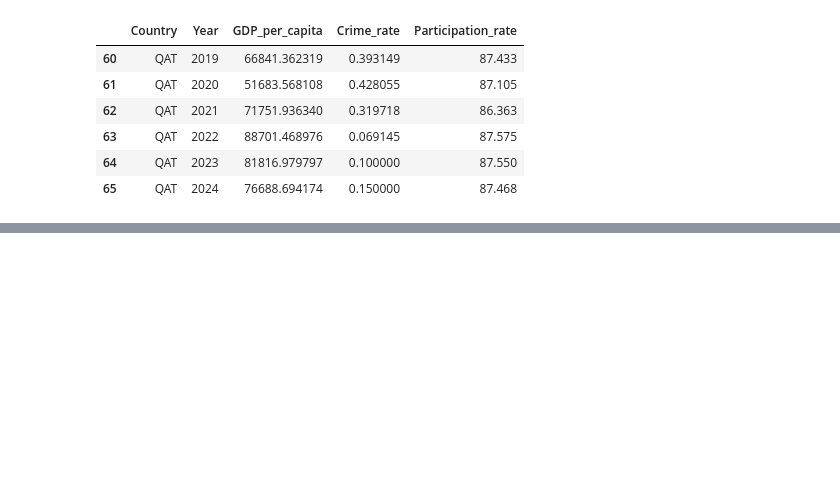
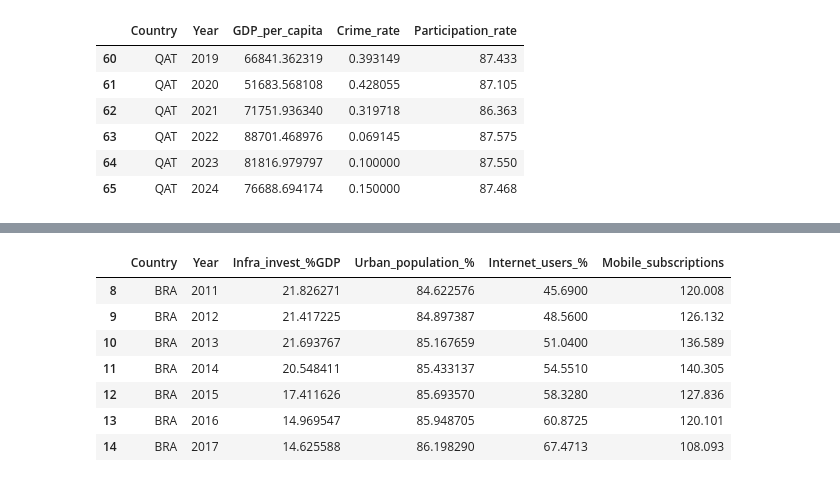
Before and after one commit to hajaraitlachgar/Impact_CDM, a Jupyter notebook: notebooks/Nettoyage.ipynb, the cells around one changed output, grey strips where cells are left out. Saved outputs shown, nothing was run; the diff lists cells and outputs as text; code cells hidden in the pictures; blank space fills up the shorter version.

```diff
--- a/notebooks/Nettoyage.ipynb
+++ b/notebooks/Nettoyage.ipynb
@@ -268,0 +353,14 @@ QAT_data
+# %%
+# brazil => [2011;2017]
+BRA_data = dfUrb[dfUrb['Country'] == 'BRA']
+BRA_data = BRA_data[(BRA_data['Year'] >= 2011) & (BRA_data['Year'] <= 2017)]
+BRA_data
+# %% [output]
+|  | Country | Year | Infra_invest_%GDP | Urban_population_% | Internet_users_% | Mobile_subscriptions |
+| 8 | BRA | 2011 | 21.826271 | 84.622576 | 45.6900 | 120.008 |
+| 9 | BRA | 2012 | 21.417225 | 84.897387 | 48.5600 | 126.132 |
+| 10 | BRA | 2013 | 21.693767 | 85.167659 | 51.0400 | 136.589 |
+| 11 | BRA | 2014 | 20.548411 | 85.433137 | 54.5510 | 140.305 |
+| 12 | BRA | 2015 | 17.411626 | 85.693570 | 58.3280 | 127.836 |
+| 13 | BRA | 2016 | 14.969547 | 85.948705 | 60.8725 | 120.101 |
+| 14 | BRA | 2017 | 14.625588 | 86.198290 | 67.4713 | 108.093 |
```
Also changed, not shown: parts of 13 cells of this notebook, 2 other files.
